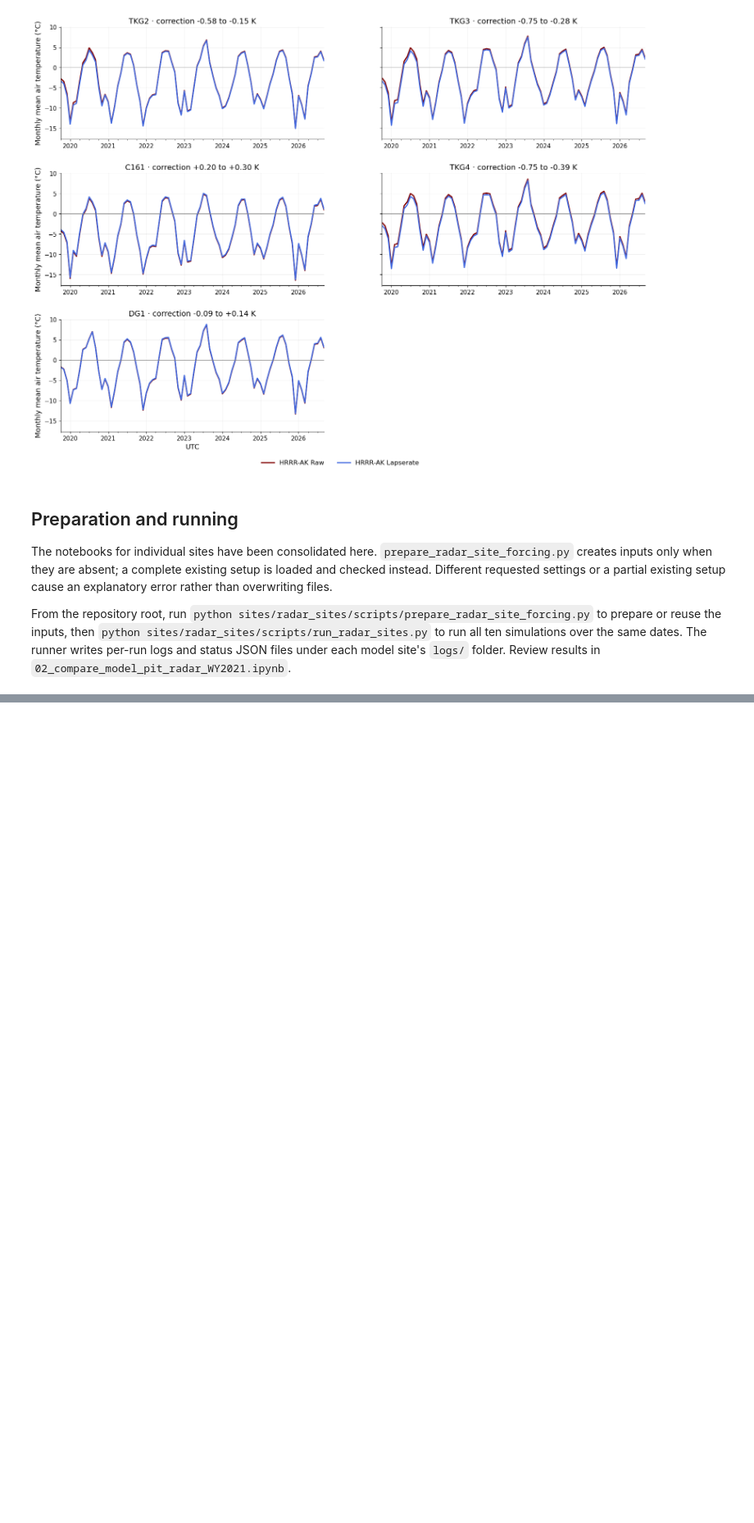
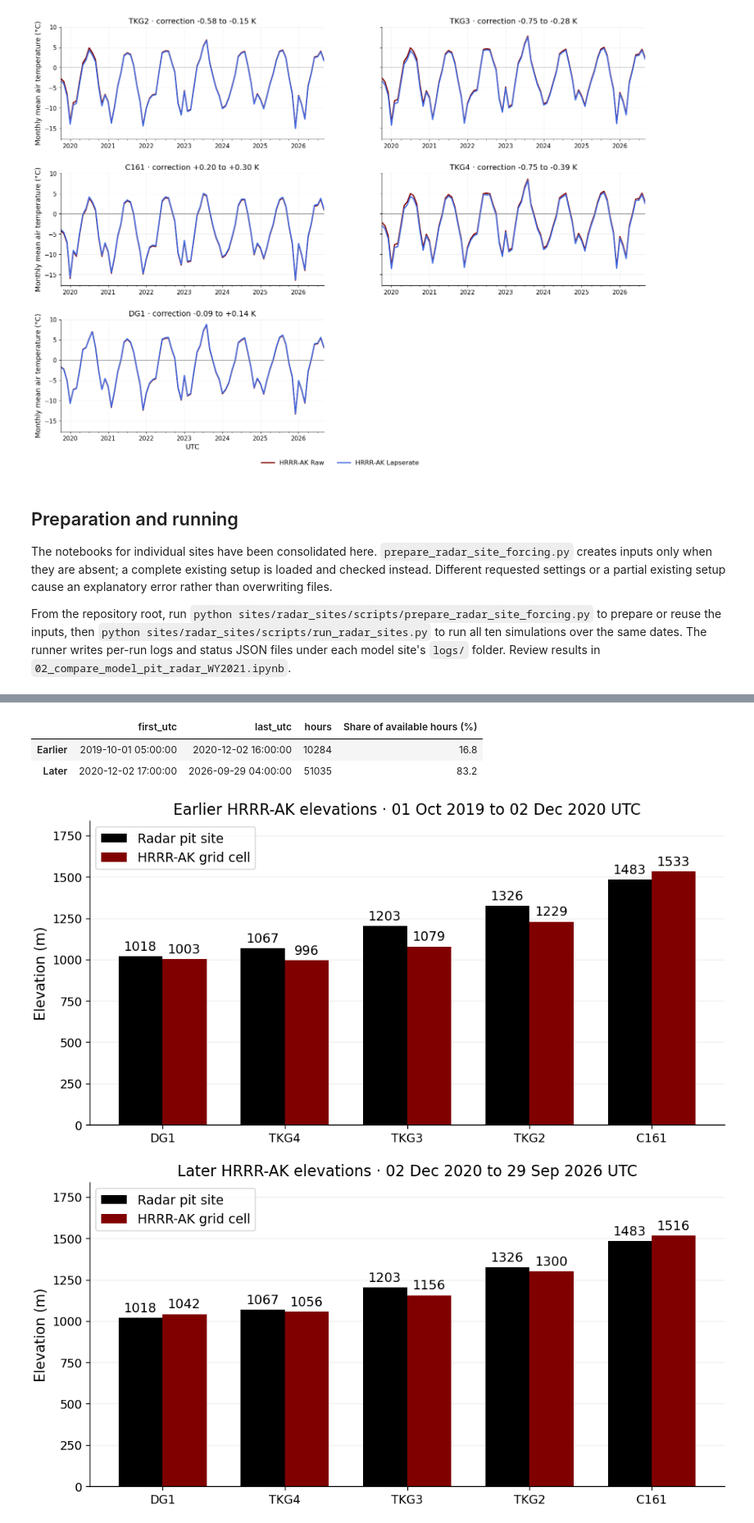
Before and after one commit to cassielumbrazo/jif_snow_modeling, a Jupyter notebook: sites/radar_sites/notebooks/01_review_radar_site_forcing.ipynb, the cells around one changed output, grey strips where cells are left out. Shown at 82% size. Cells and saved outputs as stored; diff of their text form; code cells hidden in the pictures; blank space fills up the shorter version.

```diff
--- a/sites/radar_sites/notebooks/01_review_radar_site_forcing.ipynb
+++ b/sites/radar_sites/notebooks/01_review_radar_site_forcing.ipynb
@@ -139,0 +168,64 @@ From the repository root, run `python sites/radar_sites/scripts/prepare_radar_si
+# %%
+from contextlib import ExitStack
+
+import xarray as xr
+
+periods_by_site = {}
+with ExitStack() as datasets:
+    sources = {}
+    for site, (meta, _, _) in forcing.items():
+        source = meta['source']
+        if source not in sources:
+            sources[source] = datasets.enter_context(xr.open_dataset(source))
+        orography = (sources[source]['orog']
+                     .sel(x=meta['grid_x_m'], y=meta['grid_y_m'])
+                     .to_series().dropna())
+        periods = orography.ne(orography.shift()).cumsum()
+        periods_by_site[site.upper()] = (
+            orography.rename('elevation_m').rename_axis('time').reset_index()
+            .groupby(periods.to_numpy())
+            .agg(elevation_m=('elevation_m', 'first'),
+                 first_utc=('time', 'min'), last_utc=('time', 'max'),
+                 hours=('time', 'size'))
+        )
+
+reference = next(iter(periods_by_site.values()))
+coverage_columns = ['first_utc', 'last_utc', 'hours']
+if len(reference) != 2 or any(
+    not periods[coverage_columns].equals(reference[coverage_columns])
+    for periods in periods_by_site.values()
+):
+    raise ValueError('Expected two synchronized HRRR-AK elevation periods across the five sites')
+
+coverage = reference[coverage_columns].copy()
+coverage.index = ['Earlier', 'Later']
+coverage['Share of available hours (%)'] = (100 * coverage.hours / coverage.hours.sum()).round(1)
+display(coverage)
+
+upper_limit = 1.2 * max(elevations.pit_elevation_m.max(), elevations.hrrr_max_elevation_m.max())
+for period, label in enumerate(coverage.index, start=1):
+    grid_elevation = pd.Series({
+        site: series.at[period, 'elevation_m'] for site, series in periods_by_site.items()
+    }).reindex(elevations.index)
+    start = coverage.at[label, 'first_utc']
+    end = coverage.at[label, 'last_utc']
+    fig_period, ax_period = plt.subplots(figsize=(9, 4.5), layout='constrained')
+    pit_bars = ax_period.bar(positions - width / 2, elevations.pit_elevation_m, width=width,
+                             color=OBSERVATION_COLOR, label='Radar pit site')
+    grid_bars = ax_period.bar(positions + width / 2, grid_elevation, width=width,
+                              color=colors['hrrrak'], label='HRRR-AK grid cell')
+    for bars in (pit_bars, grid_bars):
+        ax_period.bar_label(bars, fmt='%.0f', padding=3)
+    ax_period.set(title=f'{label} HRRR-AK elevations · {start:%d %b %Y} to {end:%d %b %Y} UTC',
+                  xticks=positions, xticklabels=elevations.index, ylabel='Elevation (m)',
+                  ylim=(0, upper_limit))
+    ax_period.grid(axis='y', alpha=.2)
+    ax_period.set_axisbelow(True)
+    ax_period.legend(loc='upper left')
+    plt.show()
+# %% [output]
+|  | first_utc | last_utc | hours | Share of available hours (%) |
+| Earlier | 2019-10-01 05:00:00 | 2020-12-02 16:00:00 | 10284 | 16.8 |
+| Later | 2020-12-02 17:00:00 | 2026-09-29 04:00:00 | 51035 | 83.2 |
+[figure, added]
+[figure, added]
```
Also changed, not shown: parts of 3 cells of this notebook, 11 other files.
